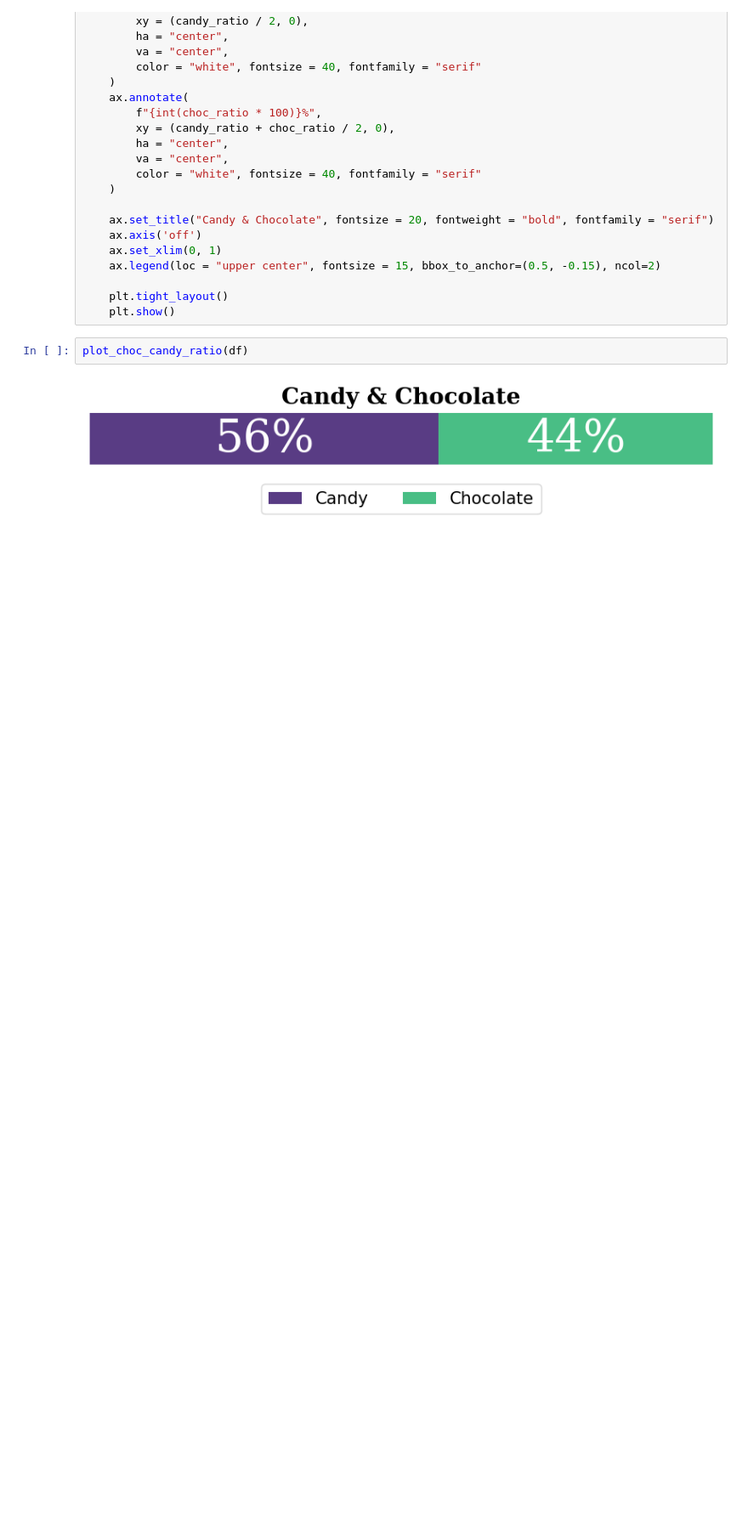
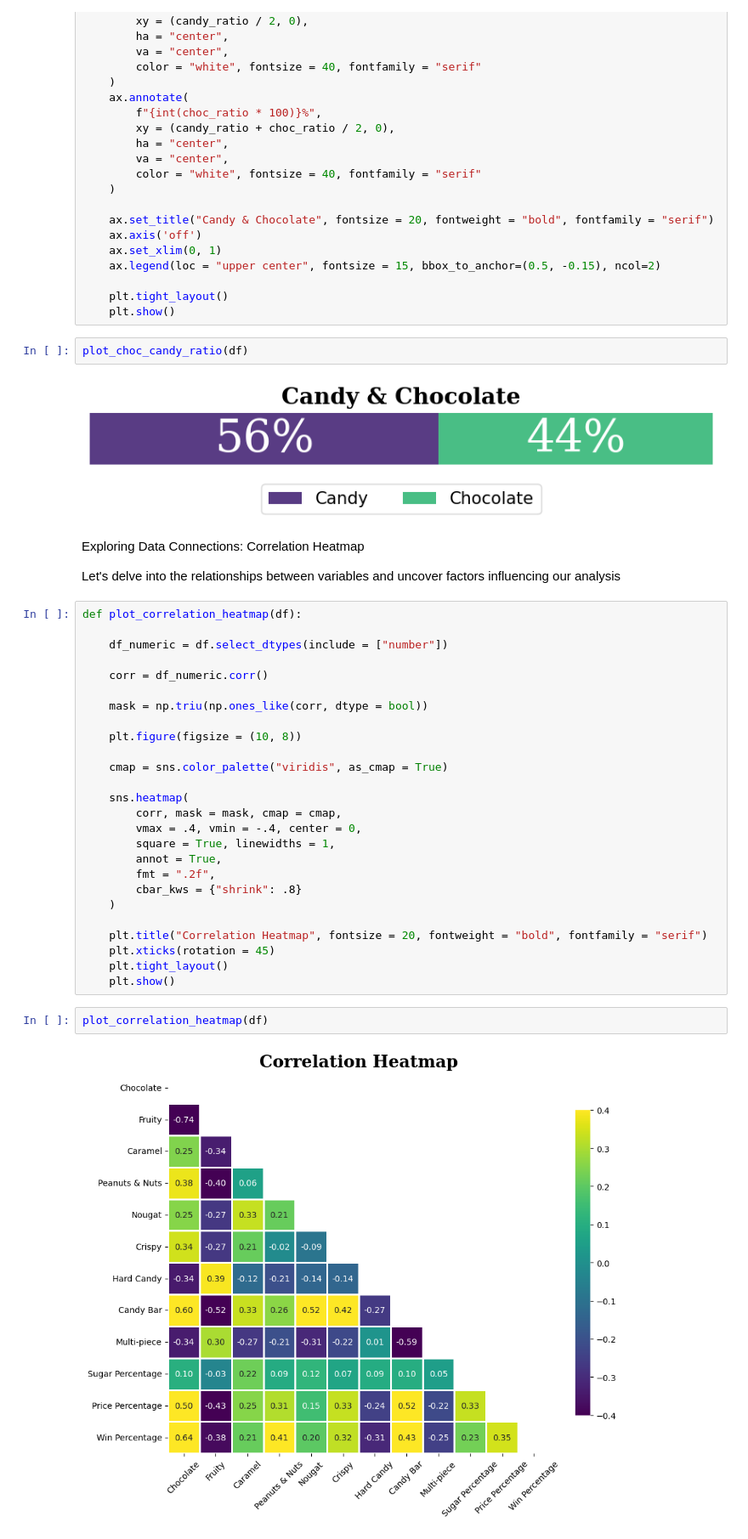
Before and after one commit to CczMind/Self-learning_MachineLearning, a Jupyter notebook: Project/Logistic_Regression/Halloween_Candy_Power_Ranking/main.ipynb, the cells around one changed output. Shown: that part at 85% size. Saved outputs shown, nothing was run; the diff lists cells and outputs as text; blank space fills up the shorter version.

```diff
--- a/Project/Logistic_Regression/Halloween_Candy_Power_Ranking/main.ipynb
+++ b/Project/Logistic_Regression/Halloween_Candy_Power_Ranking/main.ipynb
@@ -229,3 +229,37 @@ def plot_choc_candy_ratio(df):
 plot_choc_candy_ratio(df)
 # %% [output]
 [figure]
+# %% [markdown]
+Exploring Data Connections: Correlation Heatmap
+
+Let's delve into the relationships between variables and uncover factors influencing our analysis
+# %%
+def plot_correlation_heatmap(df):
+
+    df_numeric = df.select_dtypes(include = ["number"])
+
+    corr = df_numeric.corr()
+
+    mask = np.triu(np.ones_like(corr, dtype = bool))
+
+    plt.figure(figsize = (10, 8))
+
+    cmap = sns.color_palette("viridis", as_cmap = True)
+
+    sns.heatmap(
+        corr, mask = mask, cmap = cmap,
+        vmax = .4, vmin = -.4, center = 0,
+        square = True, linewidths = 1,
+        annot = True,
+        fmt = ".2f",
+        cbar_kws = {"shrink": .8}
+    )
+
+    plt.title("Correlation Heatmap", fontsize = 20, fontweight = "bold", fontfamily = "serif")
+    plt.xticks(rotation = 45)
+    plt.tight_layout()
+    plt.show()
+# %%
+plot_correlation_heatmap(df)
+# %% [output]
+[figure, added]
```
Also changed, not shown: parts of 9 cells of this notebook.
